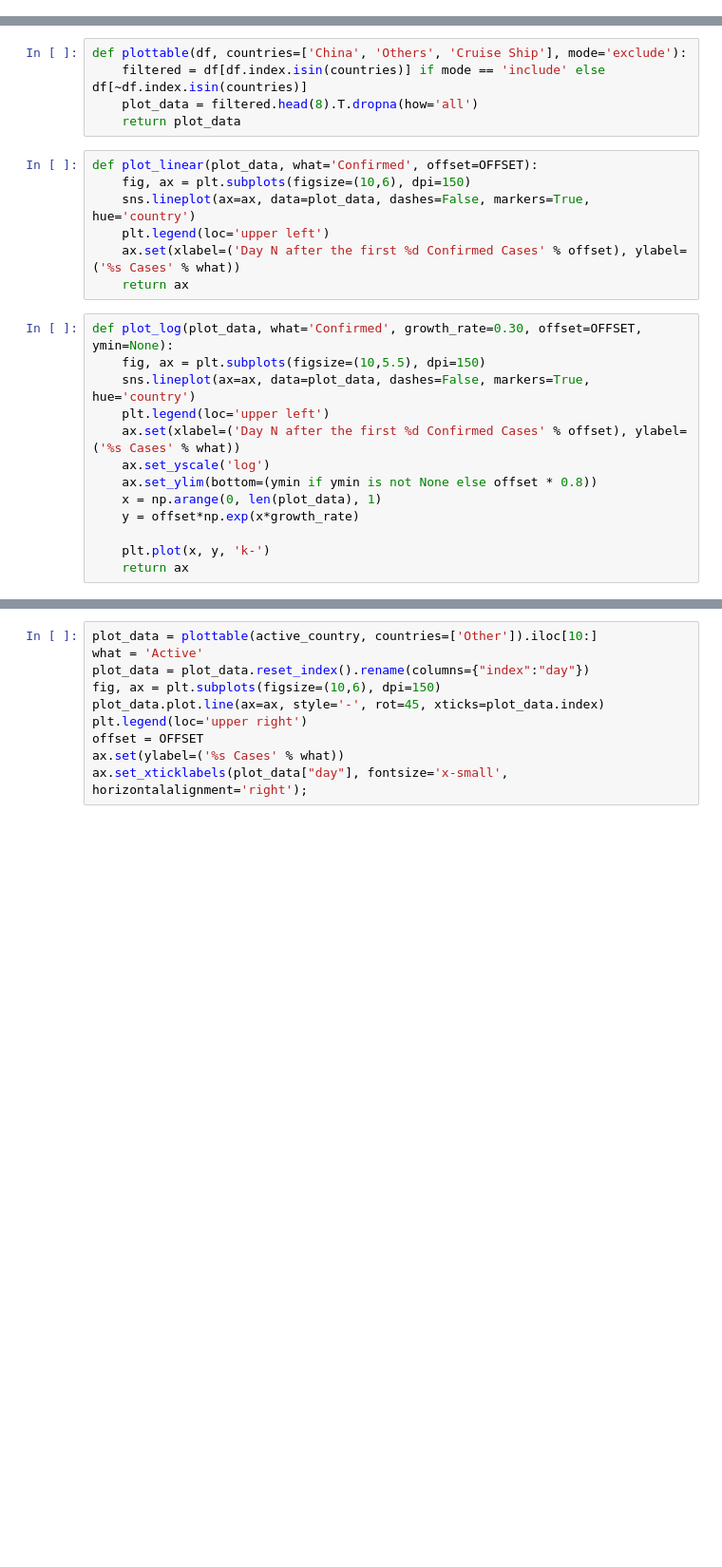
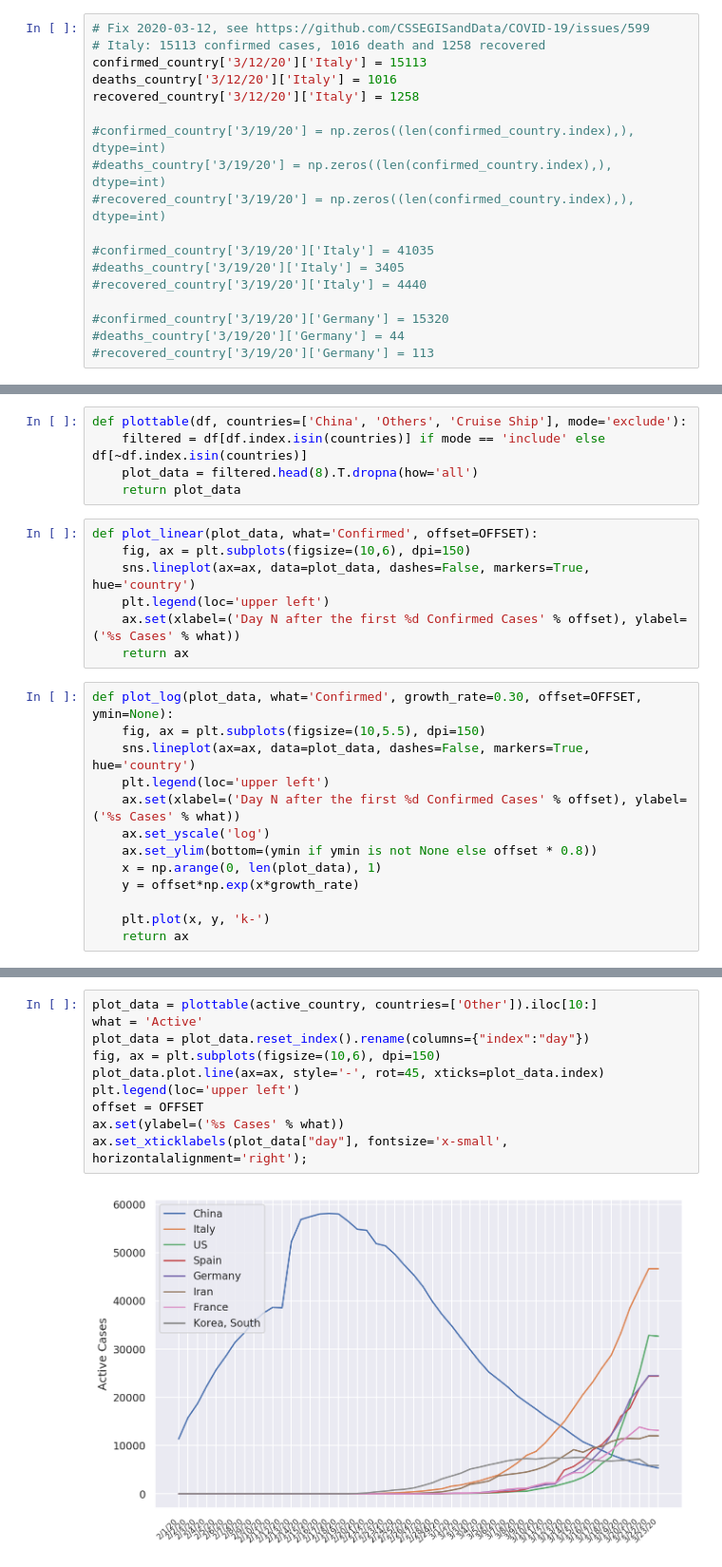
Before and after one commit to ctavan/covid19-datalab, a Jupyter notebook: datalab/notebooks/COVID19.ipynb, the cells around one changed output, grey strips where cells are left out. Shown at 95% size. Drawn from its saved outputs; the diff is of its cells as text; blank space fills up the shorter version.

```diff
--- a/datalab/notebooks/COVID19.ipynb
+++ b/datalab/notebooks/COVID19.ipynb
@@ -28,3 +29,21 @@ def by_country(df):
 confirmed_country = by_country(confirmed)
 deaths_country = by_country(deaths)
 recovered_country = by_country(recovered)
+# %%
+# Fix 2020-03-12, see https://github.com/CSSEGISandData/COVID-19/issues/599
+# Italy: 15113 confirmed cases, 1016 death and 1258 recovered
+confirmed_country['3/12/20']['Italy'] = 15113
+deaths_country['3/12/20']['Italy'] = 1016
+recovered_country['3/12/20']['Italy'] = 1258
+
+#confirmed_country['3/19/20'] = np.zeros((len(confirmed_country.index),), dtype=int)
+#deaths_country['3/19/20'] = np.zeros((len(confirmed_country.index),), dtype=int)
+#recovered_country['3/19/20'] = np.zeros((len(confirmed_country.index),), dtype=int)
+
+#confirmed_country['3/19/20']['Italy'] = 41035
+#deaths_country['3/19/20']['Italy'] = 3405
+#recovered_country['3/19/20']['Italy'] = 4440
+
+#confirmed_country['3/19/20']['Germany'] = 15320
+#deaths_country['3/19/20']['Germany'] = 44
+#recovered_country['3/19/20']['Germany'] = 113
@@ -92,13 +242,15 @@ plot_log(plottable(relative(active_country), countries=['Other']), what='Active'
 # %%
 plot_data = plottable(active_country, countries=['Other']).iloc[10:]
 what = 'Active'
 plot_data = plot_data.reset_index().rename(columns={"index":"day"})
 fig, ax = plt.subplots(figsize=(10,6), dpi=150)
 plot_data.plot.line(ax=ax, style='-', rot=45, xticks=plot_data.index)
-plt.legend(loc='upper right')
+plt.legend(loc='upper left')
 offset = OFFSET
 ax.set(ylabel=('%s Cases' % what))
 ax.set_xticklabels(plot_data["day"], fontsize='x-small', horizontalalignment='right');
+# %% [output]
+[figure, added]
 # %%
 plot_data = plottable(deaths_country, countries=['Other']).iloc[40:]
 what = 'Deaths'
```
Also changed, not shown: parts of 28 cells of this notebook, 5 other files.
